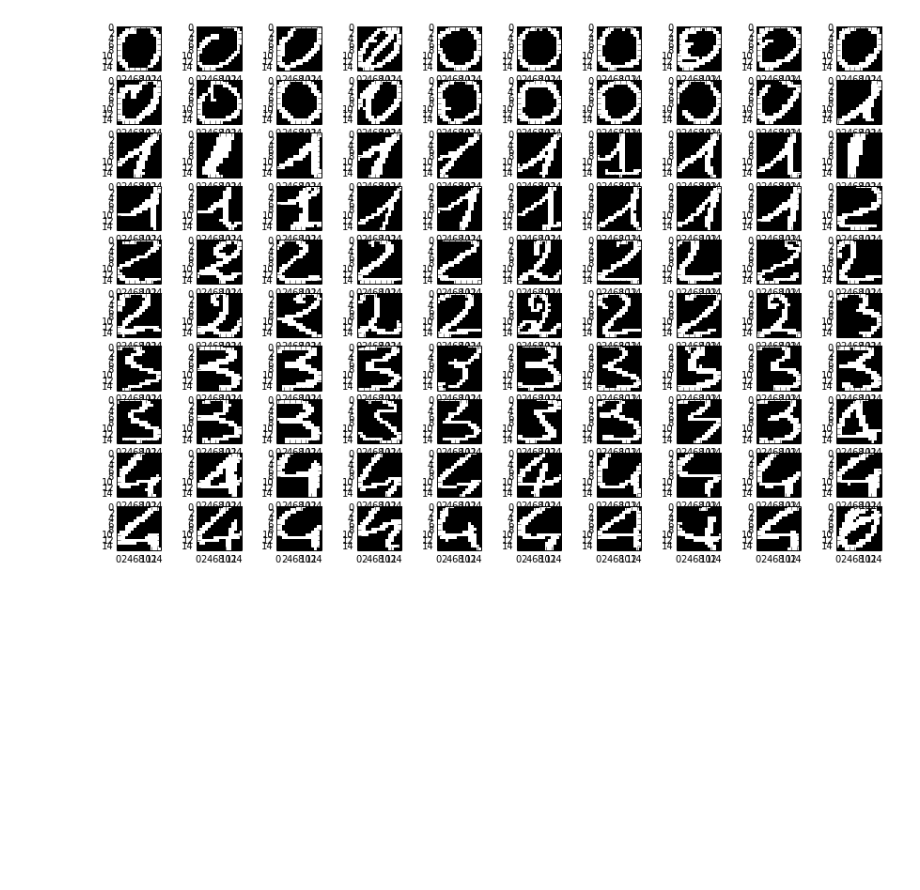
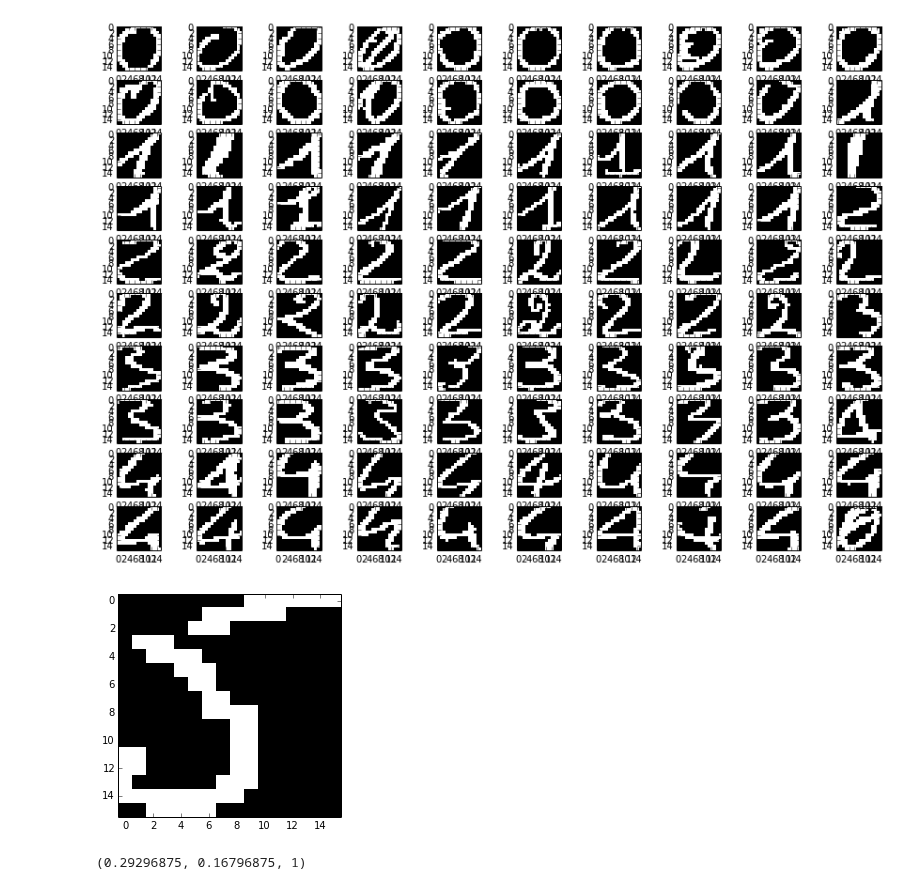
Before and after one commit to Chuphay/school, a Jupyter notebook: ML/hand_written.ipynb, the cells around one changed output. Saved outputs shown, nothing was run; the diff lists cells and outputs as text; code cells hidden in the pictures; blank space fills up the shorter version.

```diff
--- a/ML/hand_written.ipynb
+++ b/ML/hand_written.ipynb
@@ -21,3 +21,23 @@ for i in range(100):
     imshow(image, interpolation='nearest').set_cmap('gray')
 # %% [output]
 [figure]
+# %%
+data_5 = []
+data_1 = []
+for pic in data[:-1]: #avoiding errors?
+    image = array(list(map(float,pic.split())))
+    target = image[256:]
+    image = image[:256]
+    image = image.reshape(16,16)
+    try:
+        if(target[5]):
+            data_5.append(image)
+        if(target[1]):
+            data_1.append(image)
+    except IndexError:
+        print("Only once?")
+# %%
+image = data_5[16]
+imshow(image, interpolation='nearest').set_cmap('gray')
+# %% [output]
+[figure, added]
@@ -23,0 +60,11 @@ for i in range(100):
+# %%
+data_dict = {}
+length = 0
+for e, i in enumerate(data_1):
+    data_dict[e] = (get_intensity(i), get_crazy_symmetry(i),1)
+    length += 1
+for e, i in enumerate(data_5):
+    data_dict[e+length] = (get_intensity(i), get_symmetry(i),5)
+data_dict[0]
+# %% [output]
+(0.29296875, 0.16796875, 1)
```
Also changed, not shown: parts of 2 cells of this notebook.
